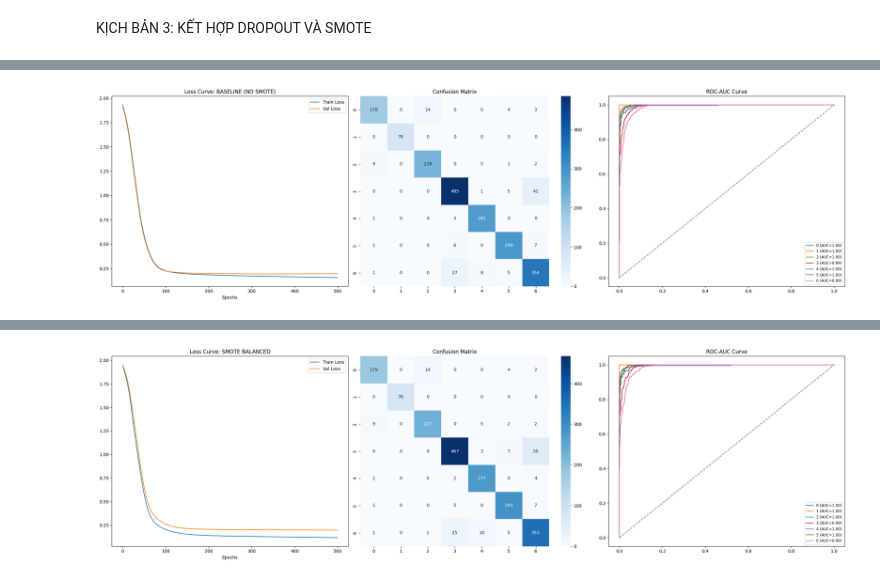
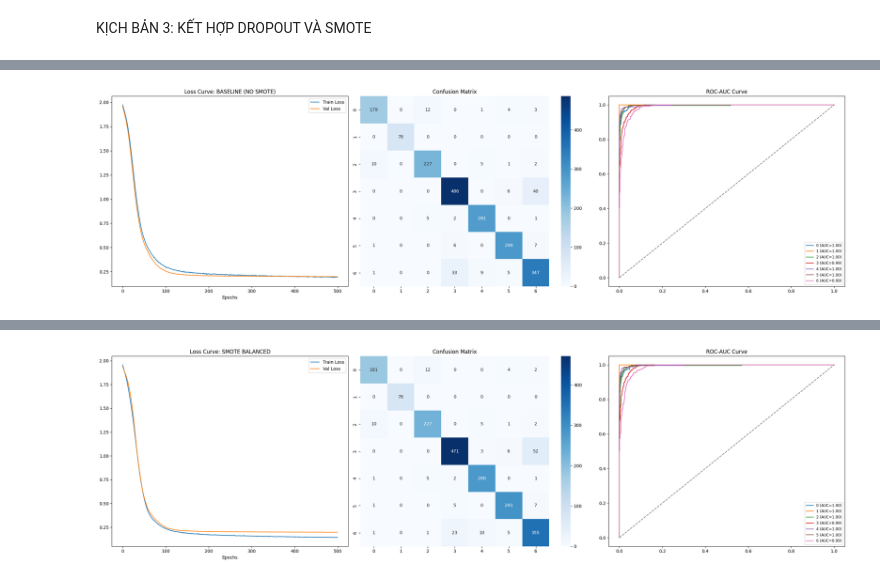
Before and after one commit to thuynguyenhuit/hocsau, a Jupyter notebook: Mô_hình_MLP_Dry_Bean.ipynb, the cells around one changed output, grey strips where cells are left out. Cells and saved outputs as stored; diff of their text form; code cells hidden in the pictures.

```diff
--- a/Mô_hình_MLP_Dry_Bean.ipynb
+++ b/Mô_hình_MLP_Dry_Bean.ipynb
@@ -385,7 +385,7 @@ def train_model(
                 val_acc.item()
             )
 
-        if (epoch + 1) % 20 == 0:
+        if (epoch + 1) % 50 == 0:
 
             print(
                 f"Epoch {epoch+1}/{epochs}"
@@ -988,10 +974,10 @@ class DryBeanMLP(nn.Module):
         self.network = nn.Sequential(
             nn.Linear(input_size, 128),
             nn.ReLU(),
-            #nn.Dropout(0.3), # Chống overfitting
+            nn.Dropout(0.3), # Chống overfitting
             nn.Linear(128, 64),
             nn.ReLU(),
-            #nn.Dropout(0.1),
+            nn.Dropout(0.1),
             nn.Linear(64, 32),
             nn.ReLU(),
             nn.Linear(32, num_classes)
@@ -1150,2 +1136,2 @@ weighted avg       0.93      0.93      0.93      2042
-[figure, old version]
+[figure, new version]
 >>> ĐANG CHẠY TRƯỜNG HỢP: WITH SMOTE
@@ -1167,2 +1153,2 @@ Epoch 500/500 | Train Loss: 0.1184 | Val Loss: 0.1990 | Val Acc: 0.9285
 weighted avg       0.92      0.92      0.92      2042
-[figure, old version]
+[figure, new version]
```
Also changed, not shown: parts of 9 cells of this notebook.
